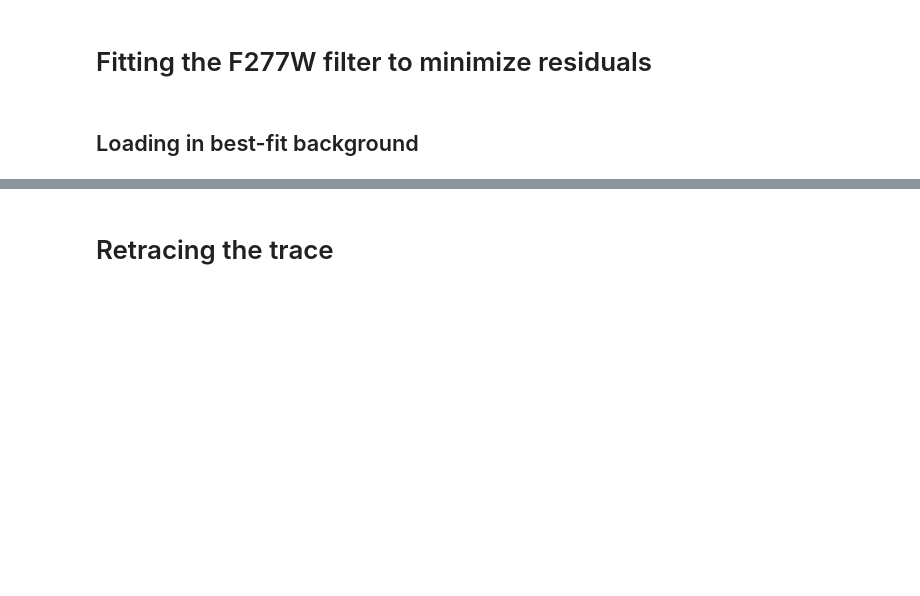
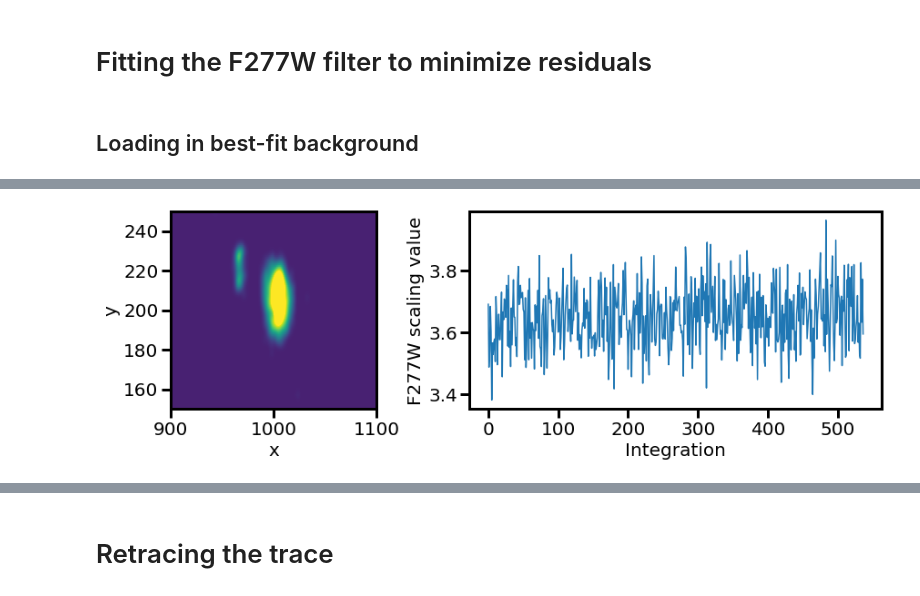
Before and after one commit to afeinstein20/nirhiss, a Jupyter notebook: wasp39_reduction.ipynb, the cells around one changed output, grey strips where cells are left out. Drawn from its saved outputs; the diff is of its cells as text; code cells hidden in the pictures; blank space fills up the shorter version.

```diff
--- a/wasp39_reduction.ipynb
+++ b/wasp39_reduction.ipynb
@@ -182,4 +185,4 @@ plt.savefig('/Users/belugawhale/Desktop/model_scale_wasp39.png', dpi=200, raster
 # %%
-model_bkg_rmvd = dq_masked - (model_bkg*np.nanmedian(vals))
+model_bkg_rmvd = dq_masked - (model_bkg*np.nanmedian(vals[:-10]))
 # %%
 plt.imshow(model_bkg_rmvd[0], aspect='auto', vmin=-1, vmax=5)
@@ -200,8 +216,7 @@ plt.ylim(150,235)
 # %%
 y1,y2,x1,x2 = 900,1100,150,250
 
-test_vals = np.linspace(1.5, 2.5,1000)
-new_bkg   = mask*new_ccd.data
+test_vals = np.linspace(3., 4., 1000)
 shape = (x2-x1) * (y2-y1)
 
 scaling_vals = np.zeros(len(dq_masked))
@@ -214,18 +229,20 @@ for j in tqdm_notebook(range(len(dq_masked))):
 # %%
 fig, (ax1, ax2) = plt.subplots(ncols=2, figsize=(14,4), gridspec_kw={'width_ratios':[1,2]})
 fig.set_facecolor('w')
 ax1.imshow(new_bkg, aspect='auto', vmin=-0.1, vmax=1)
 ax1.set_ylim(x1,x2)
 ax1.set_xlim(y1,y2)
 ax1.set_xlabel('x')
 ax1.set_ylabel('y')
 
-ax2.plot(scaling_vals)
+ax2.plot(scaling_vals[:-10])
 ax2.set_xlabel('Integration')
 ax2.set_ylabel('F277W scaling value')
 plt.subplots_adjust(wspace=0.3)
-plt.savefig('/Users/belugawhale/Desktop/f277w_scale_wasp39.png', dpi=200, rasterize=True,
+plt.savefig('/Users/belugawhale/Desktop/niriss/f277w_scale_wasp39.png', dpi=200, rasterize=True,
             bbox_inches='tight')
+# %% [output]
+[figure, added]
 # %%
 fig = plt.figure()
 fig.set_facecolor('w')
```
Also changed, not shown: parts of 29 cells of this notebook, 2 other files.
